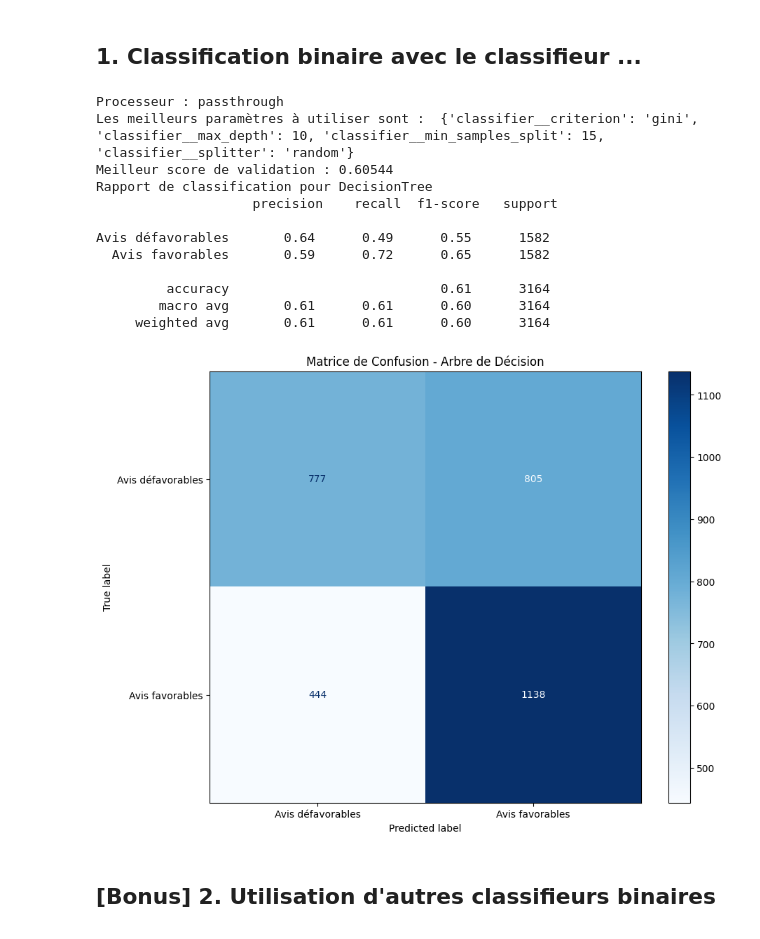
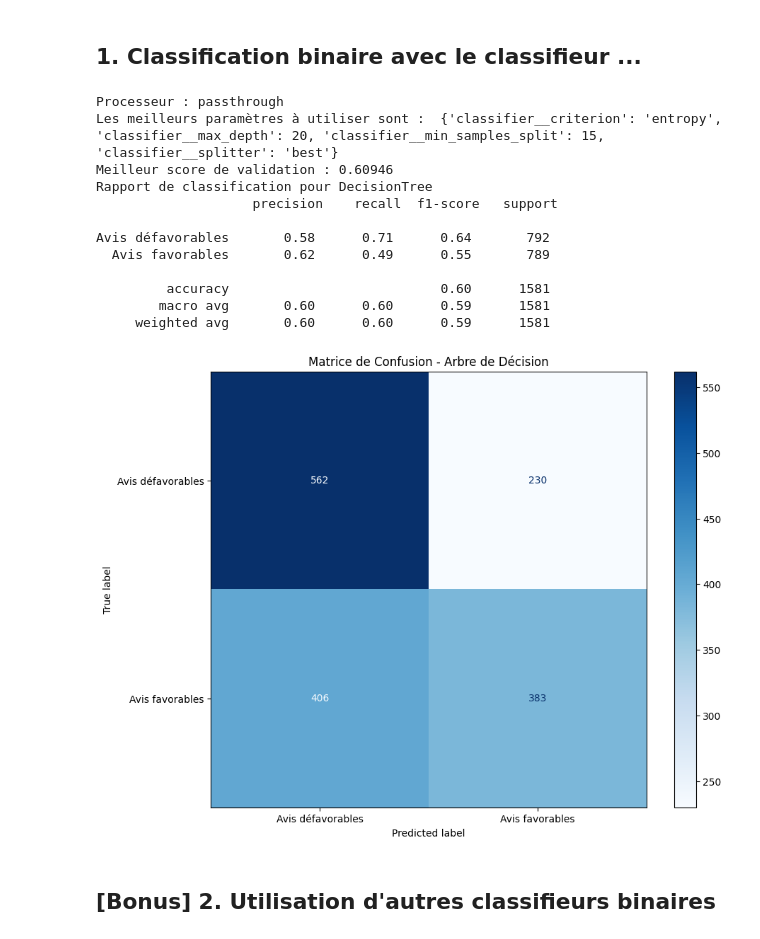
Before and after one commit to Rikvalix/NLP_customers_reviews, a Jupyter notebook: notebook-2_classification-binaire.ipynb, the cells around one changed output. Drawn from its saved outputs; the diff is of its cells as text; code cells hidden in the pictures.

```diff
--- a/notebook-2_classification-binaire.ipynb
+++ b/notebook-2_classification-binaire.ipynb
@@ -38,6 +40,48 @@ y_train = pd.read_csv('data/train_test/y_train.csv',  index_col=0)
 #Df de test
 x_test = pd.read_csv('data/train_test/x_test.csv',  index_col=0)
 y_test = pd.read_csv('data/train_test/y_test.csv',  index_col=0)
+
+# -------- Utilisation de Spacy / Formatage des données --------
+
+x_train = x_train.dropna(subset=['text_']).copy()
+y_train = y_train.loc[x_train.index].copy()
+
+x_test = x_test.dropna(subset=['text_']).copy()
+y_test = y_test.loc[x_test.index].copy()
+
+x_train['text_'] = x_train['text_'].astype(str)
+x_test['text_'] = x_test['text_'].astype(str)
+
+nlp = spacy.load("en_core_web_sm") # Charger le package en_core_web_sm
+
+def cleanData(texts):
+    processed_texts = []
+    for doc in nlp.pipe(texts):
+        try:
+            # On extrait la version lemmatisé
+            tokens = [
+                token.lemma_.lower() for token in doc
+                if not token.is_stop and not token.is_punct  # Enlever les mots vides (that, is, the...) et les signes de ponctuations
+                and token.pos_ in ["ADJ","ADV","VERB","NOUN"] # Garder les mots identifés comme Adverbes, adverbes, verbe, nom
+            ]
+            processed_texts.append(" ".join(tokens))
+        except Exception as e :
+            print(f"Erreur sur la phrase : {e}")
+    return processed_texts
+
+x_train['text_'] = cleanData(x_train['text_'])
+x_test['text_'] = cleanData(x_test['text_'])
+
+# Supprimer les lignes vides
+x_train['text_'] = x_train['text_'].replace("", np.nan)
+x_test['text_'] = x_test['text_'].replace("", np.nan)
+
+x_train = x_train.dropna(subset=['text_']).copy()
+x_test = x_test.dropna(subset=['text_']).copy()
+
+# Mettre à jour les df de résultats
+y_train = y_train.loc[x_train.index]
+y_test = y_test.loc[x_test.index]
 
 #Transformation de la colonne rating en 0 pour avis défavorable ou 1 pour avis favorable
 #Nous considérons que une note inférieure ou égale à 3 est négative.
@@ -50,7 +94,10 @@ y_test['rating'] = (y_test['rating'] > 3).astype(int)
 processeur = ColumnTransformer(
     remainder='passthrough',
     transformers=[
-        ('review', TfidfVectorizer(), 'text_'),
+        ('review', TfidfVectorizer( max_features=2000, # Garder les X termes plus importants
+            min_df=100,
+            ngram_range=(1,2), # Capte les expressions de 2 mots monogramme et bigramme
+            stop_words='english'), 'text_'),
         ('category', OneHotEncoder(), ['category']),
         ('label', OneHotEncoder(), ['label'])
     ]
@@ -78,41 +125,41 @@ grid_search.fit(x_train, y_train)
 print("Les meilleurs paramètres à utiliser sont : ", grid_search.best_params_)
 print(f"Meilleur score de validation : {grid_search.best_score_:.5f} ")
 
 # --- Test sur le modèle avec les meilleurs paramètres ---
 
 best_model = grid_search.best_estimator_
 predictions = best_model.predict(x_test)
 
 name_classe = ['Avis défavorables', 'Avis favorables']
 
 print("Rapport de classification pour DecisionTree \n", classification_report(y_test, predictions, target_names=name_classe))
 
 # --- Création de la matrice de confusion  ---
 
 fig, ax = plt.subplots(figsize=(10, 8))
 ConfusionMatrixDisplay.from_predictions(
     y_test,
     predictions,
     display_labels=name_classe,
     cmap='Blues',
     ax=ax
 )
 plt.title("Matrice de Confusion - Arbre de Décision")
 plt.show()
 # %% [output]
 Processeur : passthrough
-Les meilleurs paramètres à utiliser sont :  {'classifier__criterion': 'gini', 'classifier__max_depth': 10, 'classifier__min_samples_split': 15, 'classifier__splitter': 'random'}
-Meilleur score de validation : 0.60544
+Les meilleurs paramètres à utiliser sont :  {'classifier__criterion': 'entropy', 'classifier__max_depth': 20, 'classifier__min_samples_split': 15, 'classifier__splitter': 'best'}
+Meilleur score de validation : 0.60946
 Rapport de classification pour DecisionTree
                     precision    recall  f1-score   support
 
-Avis défavorables       0.64      0.49      0.55      1582
-  Avis favorables       0.59      0.72      0.65      1582
+Avis défavorables       0.58      0.71      0.64       792
+  Avis favorables       0.62      0.49      0.55       789
 
-         accuracy                           0.61      3164
-        macro avg       0.61      0.61      0.60      3164
-     weighted avg       0.61      0.61      0.60      3164
+         accuracy                           0.60      1581
+        macro avg       0.60      0.60      0.59      1581
+     weighted avg       0.60      0.60      0.59      1581
-[figure, old version]
+[figure, new version]
 # %% [markdown]
 ## [Bonus] 2. Utilisation d'autres classifieurs binaires
 # %%
```
Also changed, not shown: parts of 5 cells of this notebook, 1 other file.
